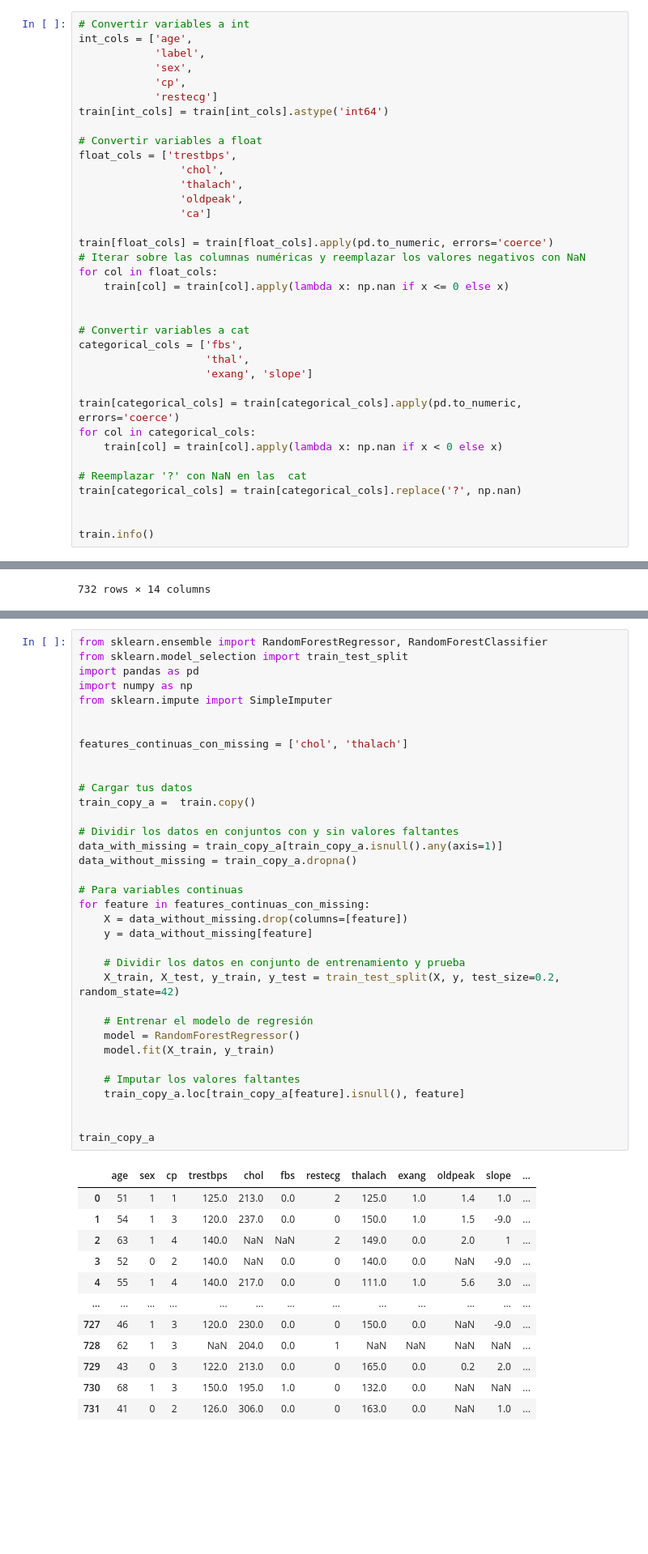
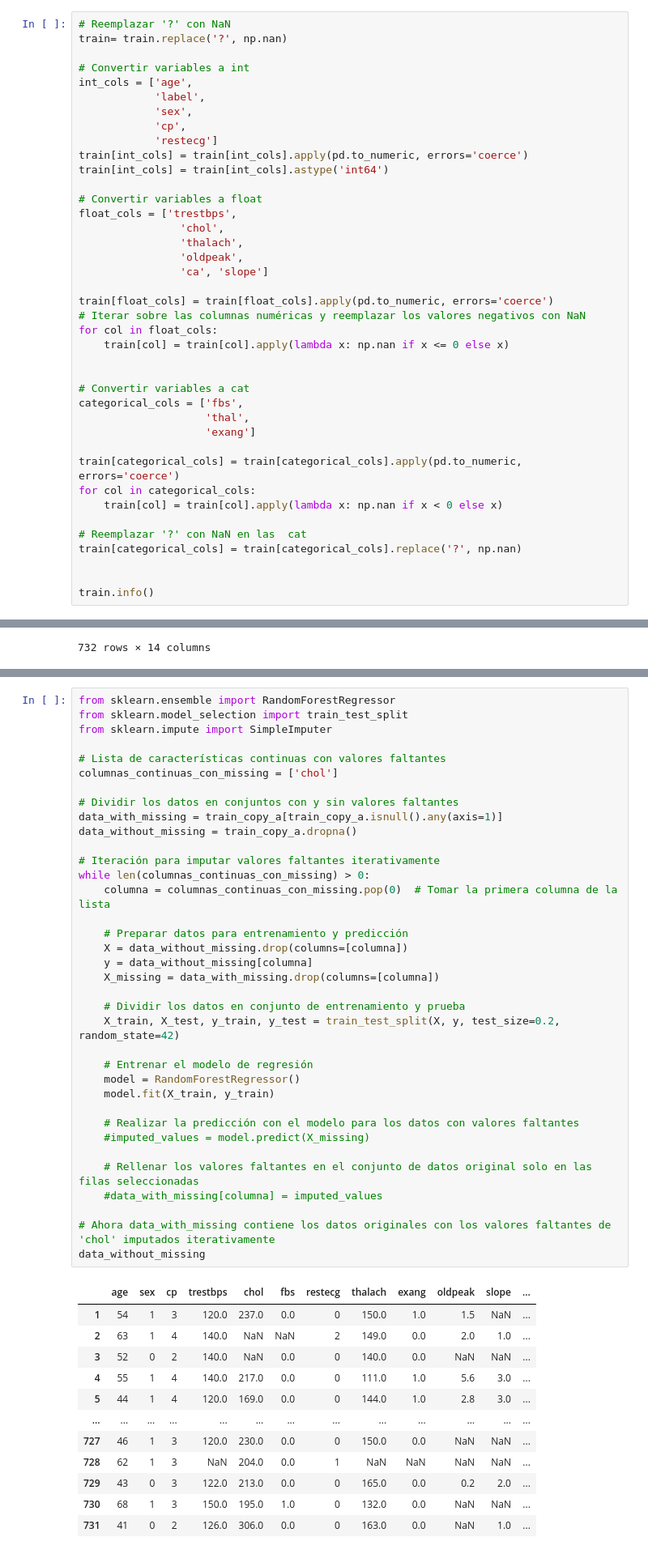
Before and after one commit to cmarty02/DATACADABRA_DataProject_3, a Jupyter notebook: data_raw/Data_Project_3_Cris.ipynb, the cells around one changed output, grey strips where cells are left out. Shown at 81% size. Saved outputs shown, nothing was run; the diff lists cells and outputs as text; blank space fills up the shorter version.

```diff
--- a/data_raw/Data_Project_3_Cris.ipynb
+++ b/data_raw/Data_Project_3_Cris.ipynb
@@ -293,12 +290,16 @@ Data columns (total 14 columns):
 dtypes: float64(4), int64(1), object(9)
 memory usage: 80.2+ KB
 # %%
+# Reemplazar '?' con NaN
+train= train.replace('?', np.nan)
+
 # Convertir variables a int
 int_cols = ['age',
             'label',
             'sex',
             'cp',
             'restecg']
+train[int_cols] = train[int_cols].apply(pd.to_numeric, errors='coerce')
 train[int_cols] = train[int_cols].astype('int64')
 
 # Convertir variables a float
@@ -306,7 +307,7 @@ float_cols = ['trestbps',
                 'chol',
                 'thalach',
                 'oldpeak',
-                'ca']
+                'ca', 'slope']
 
 train[float_cols] = train[float_cols].apply(pd.to_numeric, errors='coerce')
 # Iterar sobre las columnas numéricas y reemplazar los valores negativos con NaN
@@ -317,7 +318,7 @@ for col in float_cols:
 # Convertir variables a cat
 categorical_cols = ['fbs',
                     'thal',
-                    'exang', 'slope']
+                    'exang']
 
 train[categorical_cols] = train[categorical_cols].apply(pd.to_numeric, errors='coerce')
 for col in categorical_cols:
@@ -428,47 +452,48 @@ Opcion 2 - Prueba de imputacion de valores faltantes por Kmeans
 # %%
-from sklearn.ensemble import RandomForestRegressor, RandomForestClassifier
+from sklearn.ensemble import RandomForestRegressor
 from sklearn.model_selection import train_test_split
-import pandas as pd
-import numpy as np
 from sklearn.impute import SimpleImputer
 
-
-features_continuas_con_missing = ['chol', 'thalach']
-
-
-# Cargar tus datos
-train_copy_a =  train.copy()
+# Lista de características continuas con valores faltantes
+columnas_continuas_con_missing = ['chol']
 
 # Dividir los datos en conjuntos con y sin valores faltantes
 data_with_missing = train_copy_a[train_copy_a.isnull().any(axis=1)]
 data_without_missing = train_copy_a.dropna()
 
-# Para variables continuas
-for feature in features_continuas_con_missing:
-    X = data_without_missing.drop(columns=[feature])
-    y = data_without_missing[feature]
+# Iteración para imputar valores faltantes iterativamente
+while len(columnas_continuas_con_missing) > 0:
+    columna = columnas_continuas_con_missing.pop(0)  # Tomar la primera columna de la lista
+
+    # Preparar datos para entrenamiento y predicción
+    X = data_without_missing.drop(columns=[columna])
+    y = data_without_missing[columna]
+    X_missing = data_with_missing.drop(columns=[columna])
 
     # Dividir los datos en conjunto de entrenamiento y prueba
     X_train, X_test, y_train, y_test = train_test_split(X, y, test_size=0.2, random_state=42)
 
     # Entrenar el modelo de regresión
     model = RandomForestRegressor()
     model.fit(X_train, y_train)
 
-    # Imputar los valores faltantes
-    train_copy_a.loc[train_copy_a[feature].isnull(), feature]
+    # Realizar la predicción con el modelo para los datos con valores faltantes
+    #imputed_values = model.predict(X_missing)
 
+    # Rellenar los valores faltantes en el conjunto de datos original solo en las filas seleccionadas
+    #data_with_missing[columna] = imputed_values
 
-train_copy_a
+# Ahora data_with_missing contiene los datos originales con los valores faltantes de 'chol' imputados iterativamente
+data_without_missing
 # %% [output]
 |  | age | sex | cp | trestbps | chol | fbs | restecg | thalach | exang | oldpeak | slope | ... |
-| 0 | 51 | 1 | 1 | 125.0 | 213.0 | 0.0 | 2 | 125.0 | 1.0 | 1.4 | 1.0 | ... |
-| 1 | 54 | 1 | 3 | 120.0 | 237.0 | 0.0 | 0 | 150.0 | 1.0 | 1.5 | -9.0 | ... |
-| 2 | 63 | 1 | 4 | 140.0 | NaN | NaN | 2 | 149.0 | 0.0 | 2.0 | 1 | ... |
-| 3 | 52 | 0 | 2 | 140.0 | NaN | 0.0 | 0 | 140.0 | 0.0 | NaN | -9.0 | ... |
+| 1 | 54 | 1 | 3 | 120.0 | 237.0 | 0.0 | 0 | 150.0 | 1.0 | 1.5 | NaN | ... |
+| 2 | 63 | 1 | 4 | 140.0 | NaN | NaN | 2 | 149.0 | 0.0 | 2.0 | 1.0 | ... |
+| 3 | 52 | 0 | 2 | 140.0 | NaN | 0.0 | 0 | 140.0 | 0.0 | NaN | NaN | ... |
 | 4 | 55 | 1 | 4 | 140.0 | 217.0 | 0.0 | 0 | 111.0 | 1.0 | 5.6 | 3.0 | ... |
+| 5 | 44 | 1 | 4 | 120.0 | 169.0 | 0.0 | 0 | 144.0 | 1.0 | 2.8 | 3.0 | ... |
 | ... | ... | ... | ... | ... | ... | ... | ... | ... | ... | ... | ... | ... |
-| 727 | 46 | 1 | 3 | 120.0 | 230.0 | 0.0 | 0 | 150.0 | 0.0 | NaN | -9.0 | ... |
+| 727 | 46 | 1 | 3 | 120.0 | 230.0 | 0.0 | 0 | 150.0 | 0.0 | NaN | NaN | ... |
 | 728 | 62 | 1 | 3 | NaN | 204.0 | 0.0 | 1 | NaN | NaN | NaN | NaN | ... |
 | 729 | 43 | 0 | 3 | 122.0 | 213.0 | 0.0 | 0 | 165.0 | 0.0 | 0.2 | 2.0 | ... |
 | 730 | 68 | 1 | 3 | 150.0 | 195.0 | 1.0 | 0 | 132.0 | 0.0 | NaN | NaN | ... |
```
Also changed, not shown: parts of 8 cells of this notebook.
